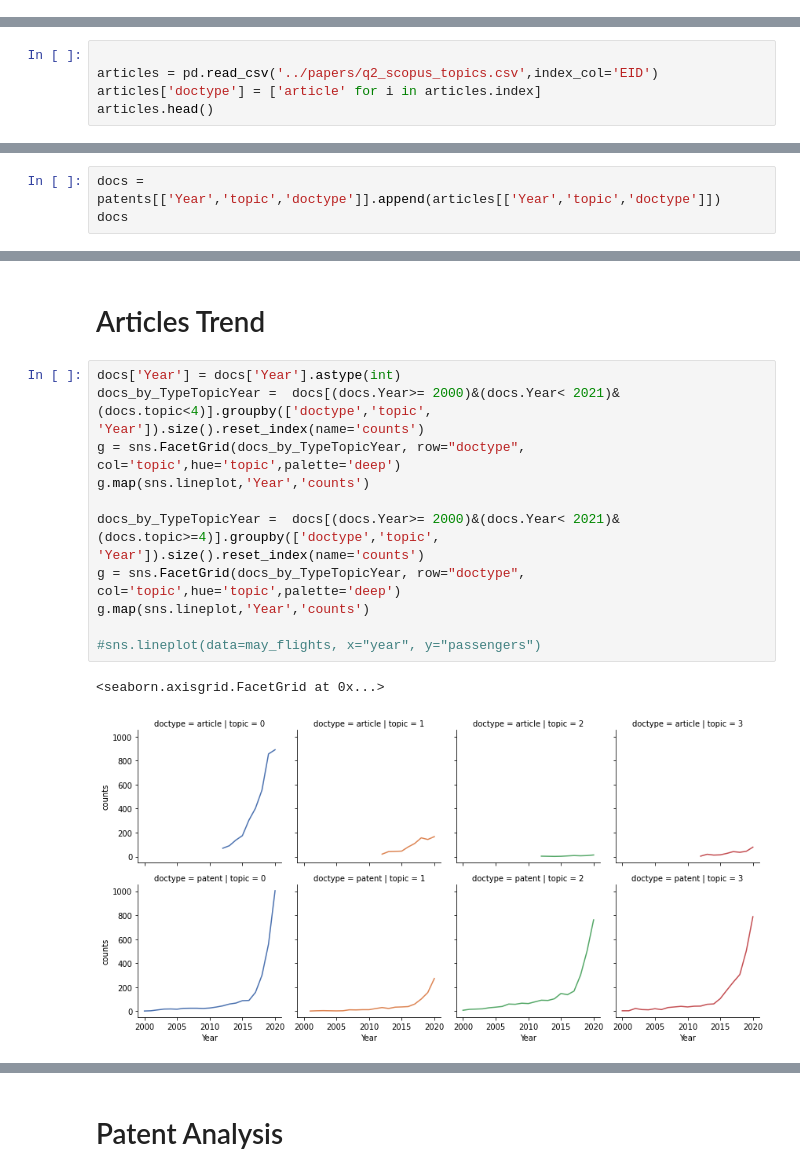
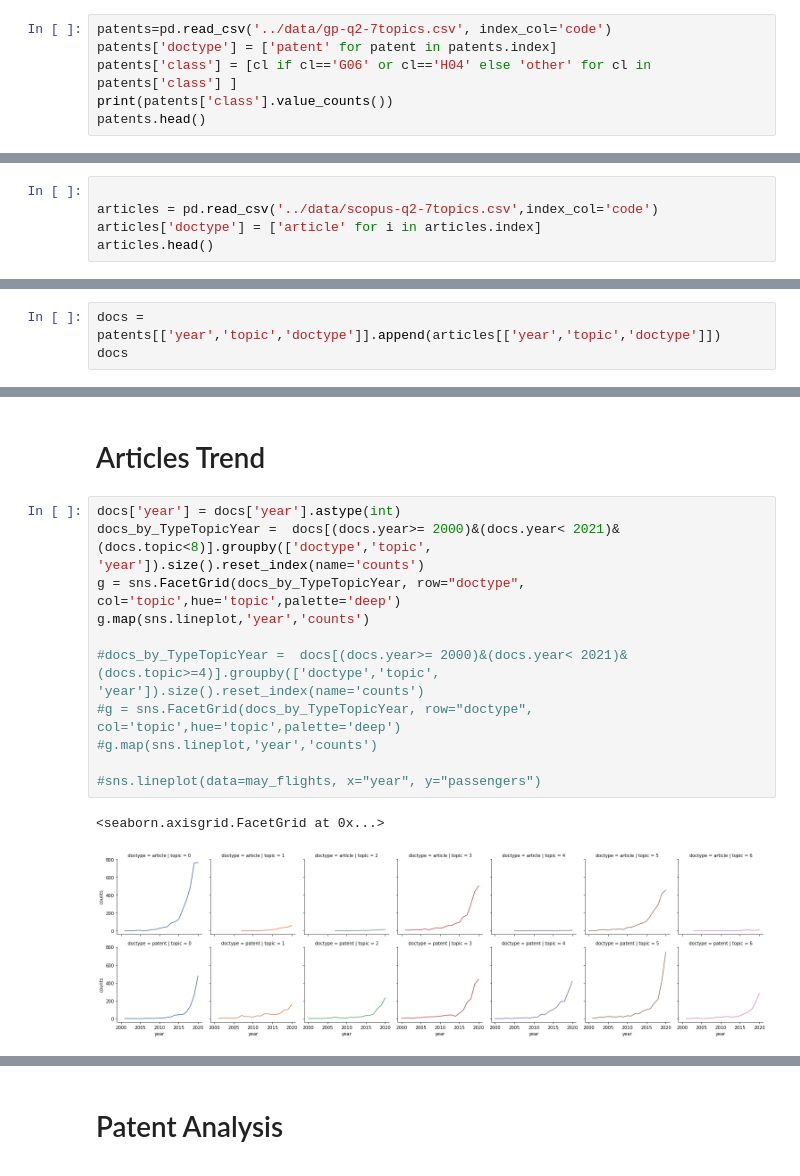
Before and after one commit to carloalbe/SCI-project, a Jupyter notebook: code/Trend analysis.ipynb, the cells around one changed output, grey strips where cells are left out. Cells and saved outputs as stored; diff of their text form.

Commit message:
"7topics"

```diff
--- a/code/Trend analysis.ipynb
+++ b/code/Trend analysis.ipynb
@@ -19,0 +22,6 @@ patents.head()
+# %%
+patents=pd.read_csv('../data/gp-q2-7topics.csv', index_col='code')
+patents['doctype'] = ['patent' for patent in patents.index]
+patents['class'] = [cl if cl=='G06' or cl=='H04' else 'other' for cl in patents['class'] ]
+print(patents['class'].value_counts())
+patents.head()
@@ -20,6 +40,6 @@ patents.head()
 # %%
 
-articles = pd.read_csv('../papers/q2_scopus_topics.csv',index_col='EID')
+articles = pd.read_csv('../data/scopus-q2-7topics.csv',index_col='code')
 articles['doctype'] = ['article' for i in articles.index]
 articles.head()
 # %% [output]
@@ -33,4 +53,4 @@ articles.head()
 # %%
-docs = patents[['Year','topic','doctype']].append(articles[['Year','topic','doctype']])
+docs = patents[['year','topic','doctype']].append(articles[['year','topic','doctype']])
 docs
 # %% [output]
@@ -91,16 +112,16 @@ patentsClassCntByYear = patentsClassCntByYear[patentsClassCntByYear['Year'] != 2
 # %% [markdown]
  # Articles Trend
 # %%
-docs['Year'] = docs['Year'].astype(int)
-docs_by_TypeTopicYear =  docs[(docs.Year>= 2000)&(docs.Year< 2021)&(docs.topic<4)].groupby(['doctype','topic', 'Year']).size().reset_index(name='counts')
+docs['year'] = docs['year'].astype(int)
+docs_by_TypeTopicYear =  docs[(docs.year>= 2000)&(docs.year< 2021)&(docs.topic<8)].groupby(['doctype','topic', 'year']).size().reset_index(name='counts')
 g = sns.FacetGrid(docs_by_TypeTopicYear, row="doctype", col='topic',hue='topic',palette='deep')
-g.map(sns.lineplot,'Year','counts')
+g.map(sns.lineplot,'year','counts')
 
-docs_by_TypeTopicYear =  docs[(docs.Year>= 2000)&(docs.Year< 2021)&(docs.topic>=4)].groupby(['doctype','topic', 'Year']).size().reset_index(name='counts')
-g = sns.FacetGrid(docs_by_TypeTopicYear, row="doctype", col='topic',hue='topic',palette='deep')
-g.map(sns.lineplot,'Year','counts')
+#docs_by_TypeTopicYear =  docs[(docs.year>= 2000)&(docs.year< 2021)&(docs.topic>=4)].groupby(['doctype','topic', 'year']).size().reset_index(name='counts')
+#g = sns.FacetGrid(docs_by_TypeTopicYear, row="doctype", col='topic',hue='topic',palette='deep')
+#g.map(sns.lineplot,'year','counts')
 
 #sns.lineplot(data=may_flights, x="year", y="passengers")
 # %% [output]
 <seaborn.axisgrid.FacetGrid at 0x...>
-[figure, old version]
+[figure, new version]
```
Also changed, not shown: parts of 20 cells of this notebook, 15 other files.
